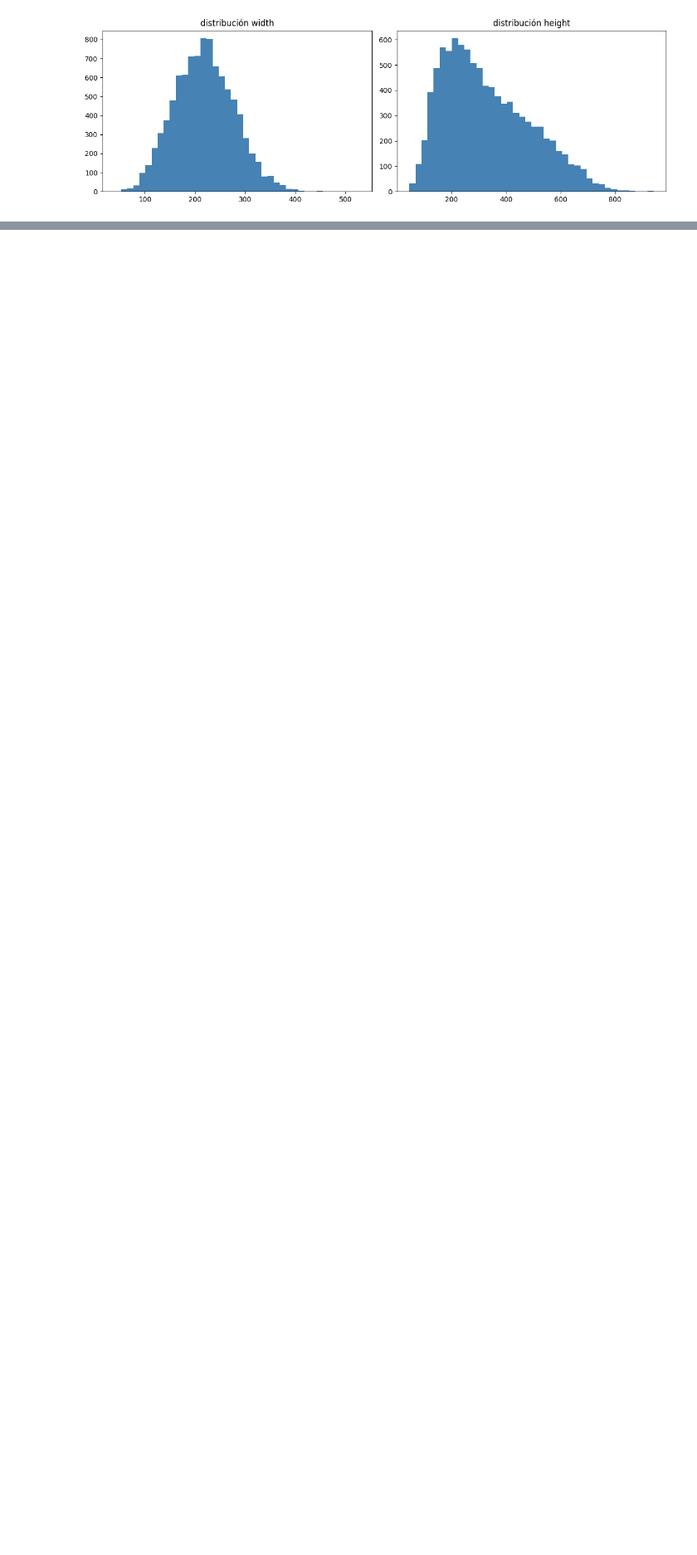
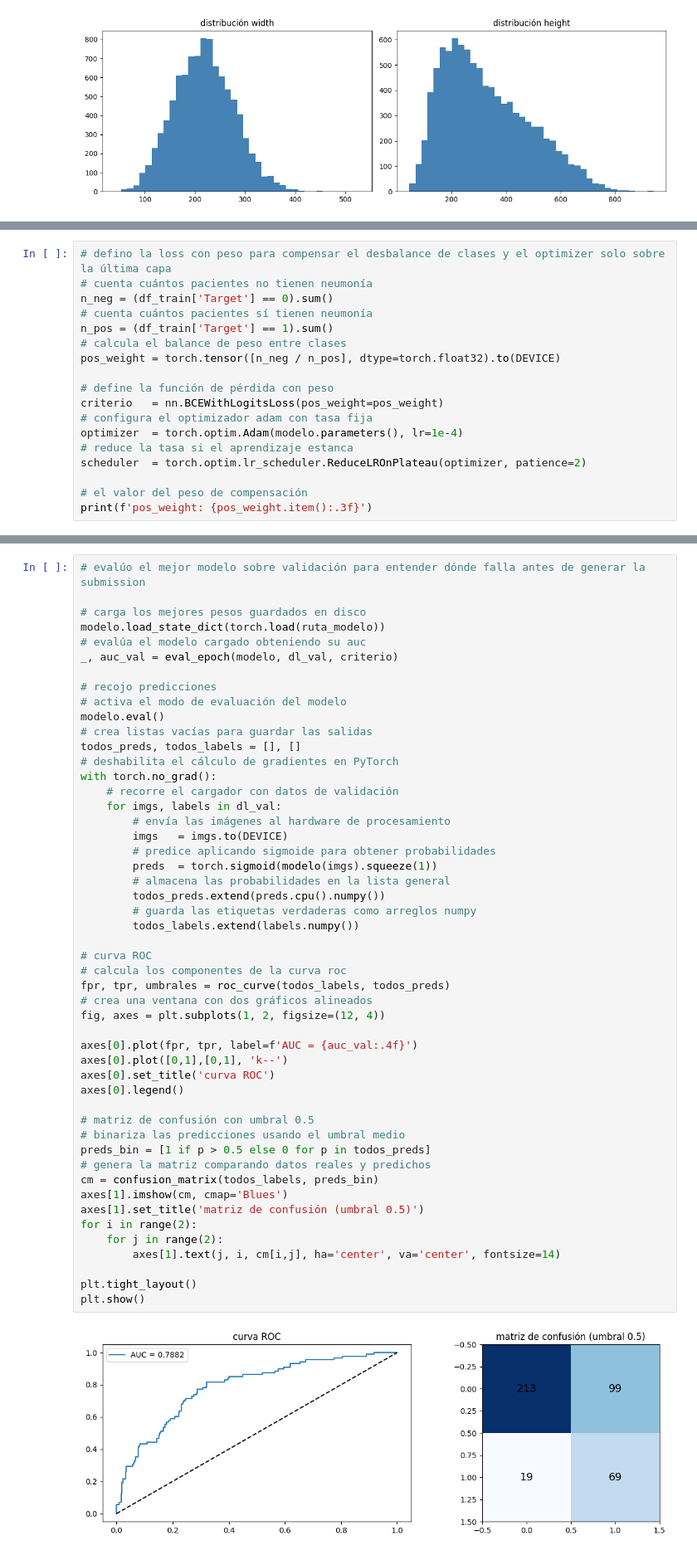
Before and after one commit to franciscofdzfer/RSNAPneumonia, a Jupyter notebook: rsnapneumoniadetection.ipynb, the cells around one changed output, grey strips where cells are left out. Shown at 83% size. Cells and saved outputs as stored; diff of their text form; blank space fills up the shorter version.

```diff
--- a/rsnapneumoniadetection.ipynb
+++ b/rsnapneumoniadetection.ipynb
@@ -225,0 +659,18 @@ max     835.0   881.0   528.0   942.0
+# %%
+# defino la loss con peso para compensar el desbalance de clases y el optimizer solo sobre la última capa
+# cuenta cuántos pacientes no tienen neumonía
+n_neg = (df_train['Target'] == 0).sum()
+# cuenta cuántos pacientes sí tienen neumonía
+n_pos = (df_train['Target'] == 1).sum()
+# calcula el balance de peso entre clases
+pos_weight = torch.tensor([n_neg / n_pos], dtype=torch.float32).to(DEVICE)
+
+# define la función de pérdida con peso
+criterio   = nn.BCEWithLogitsLoss(pos_weight=pos_weight)
+# configura el optimizador adam con tasa fija
+optimizer  = torch.optim.Adam(modelo.parameters(), lr=1e-4)
+# reduce la tasa si el aprendizaje estanca
+scheduler  = torch.optim.lr_scheduler.ReduceLROnPlateau(optimizer, patience=2)
+
+# el valor del peso de compensación
+print(f'pos_weight: {pos_weight.item():.3f}')
@@ -225,0 +800,52 @@ max     835.0   881.0   528.0   942.0
+# %%
+# evalúo el mejor modelo sobre validación para entender dónde falla antes de generar la submission
+
+# carga los mejores pesos guardados en disco
+modelo.load_state_dict(torch.load(ruta_modelo))
+# evalúa el modelo cargado obteniendo su auc
+_, auc_val = eval_epoch(modelo, dl_val, criterio)
+
+# recojo predicciones
+# activa el modo de evaluación del modelo
+modelo.eval()
+# crea listas vacías para guardar las salidas
+todos_preds, todos_labels = [], []
+# deshabilita el cálculo de gradientes en PyTorch
+with torch.no_grad():
+    # recorre el cargador con datos de validación
+    for imgs, labels in dl_val:
+        # envía las imágenes al hardware de procesamiento
+        imgs   = imgs.to(DEVICE)
+        # predice aplicando sigmoide para obtener probabilidades
+        preds  = torch.sigmoid(modelo(imgs).squeeze(1))
+        # almacena las probabilidades en la lista general
+        todos_preds.extend(preds.cpu().numpy())
+        # guarda las etiquetas verdaderas como arreglos numpy
+        todos_labels.extend(labels.numpy())
+
+# curva ROC
+# calcula los componentes de la curva roc
+fpr, tpr, umbrales = roc_curve(todos_labels, todos_preds)
+# crea una ventana con dos gráficos alineados
+fig, axes = plt.subplots(1, 2, figsize=(12, 4))
+
+axes[0].plot(fpr, tpr, label=f'AUC = {auc_val:.4f}')
+axes[0].plot([0,1],[0,1], 'k--')
+axes[0].set_title('curva ROC')
+axes[0].legend()
+
+# matriz de confusión con umbral 0.5
+# binariza las predicciones usando el umbral medio
+preds_bin = [1 if p > 0.5 else 0 for p in todos_preds]
+# genera la matriz comparando datos reales y predichos
+cm = confusion_matrix(todos_labels, preds_bin)
+axes[1].imshow(cm, cmap='Blues')
+axes[1].set_title('matriz de confusión (umbral 0.5)')
+for i in range(2):
+    for j in range(2):
+        axes[1].text(j, i, cm[i,j], ha='center', va='center', fontsize=14)
+
+plt.tight_layout()
+plt.show()
+# %% [output]
+[figure, added]
```
Also changed, not shown: parts of 57 cells of this notebook.
